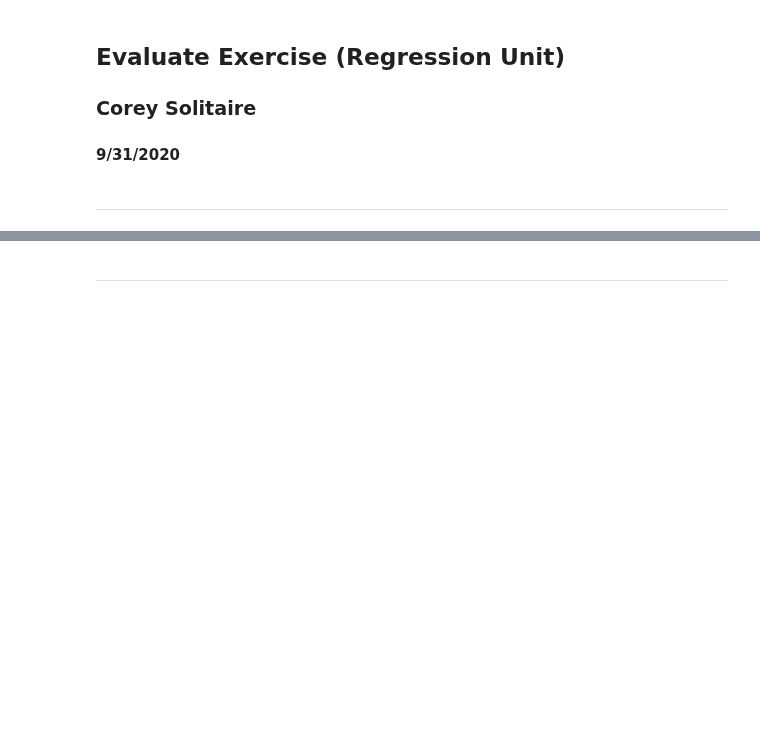
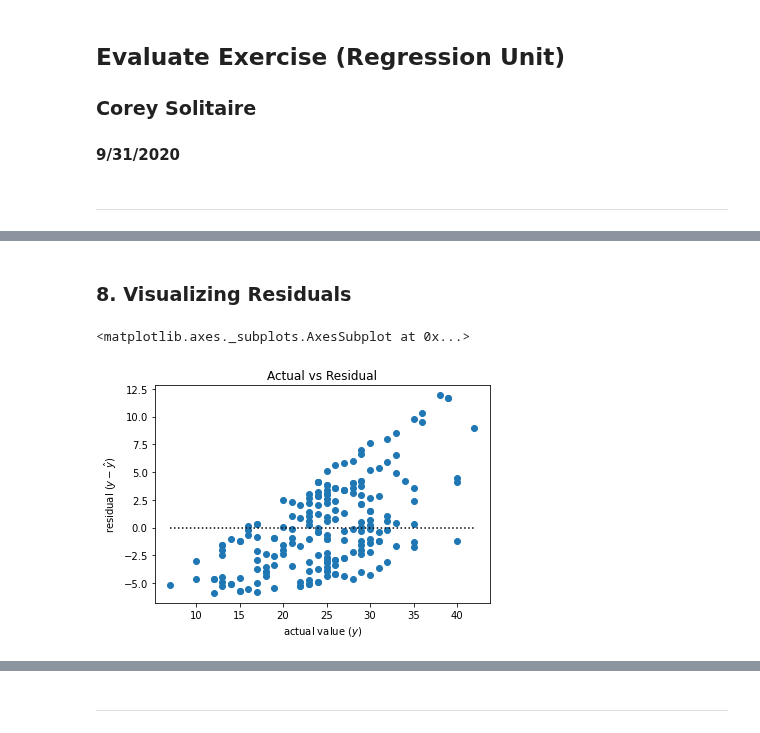
Before and after one commit to CSolitaire/regression-exercises, a Jupyter notebook: evaluate.ipynb, the cells around one changed output, grey strips where cells are left out. Saved outputs shown, nothing was run; the diff lists cells and outputs as text; code cells hidden in the pictures; blank space fills up the shorter version.

```diff
--- a/evaluate.ipynb
+++ b/evaluate.ipynb
@@ -23,0 +122,5 @@ warnings.filterwarnings('ignore')
+# %%
+# Pre-requisite Part 2 - build/identify a super simple linear model
+# The arguments to the ols function are the column names as strings, separated by ~
+# ols("y ~ x")
+model = ols('sales ~ flyers', df).fit()
@@ -23,0 +129,3 @@ warnings.filterwarnings('ignore')
+# %%
+# Pre-requisite Part 3 - Calculate residuals
+evaluate = pd.DataFrame()
@@ -23,0 +134,17 @@ warnings.filterwarnings('ignore')
+# %%
+evaluate["x"] = df.flyers
+
+# Our y is our dependent variable
+evaluate["y"] = df.sales
+evaluate["baseline"] = df.sales.mean()
+
+# y-hat is shorthand for "predicted y" values
+evaluate["yhat"] = model.predict()
+
+# Calculate the baseline residuals
+evaluate["baseline_residual"] = evaluate.baseline - evaluate.y
+
+# Calculate the model residuals
+evaluate["model_residual"] = evaluate.yhat - evaluate.y
+
+evaluate.head()
@@ -23,0 +238,17 @@ warnings.filterwarnings('ignore')
+# %% [markdown]
+### 8. Visualizing Residuals
+# %%
+# Visualizing Residuals
+def plot_residuals(actual, predicted):
+    residuals = actual - predicted
+    plt.hlines(0, actual.min(), actual.max(), ls=':')
+    plt.scatter(actual, residuals)
+    plt.ylabel('residual ($y - \hat{y}$)')
+    plt.xlabel('actual value ($y$)')
+    plt.title('Actual vs Residual')
+    return plt.gca()
+# %%
+plot_residuals(evaluate.y, evaluate.yhat)
+# %% [output]
+<matplotlib.axes._subplots.AxesSubplot at 0x...>
+[figure, added]
```
Also changed, not shown: parts of 77 cells of this notebook.
